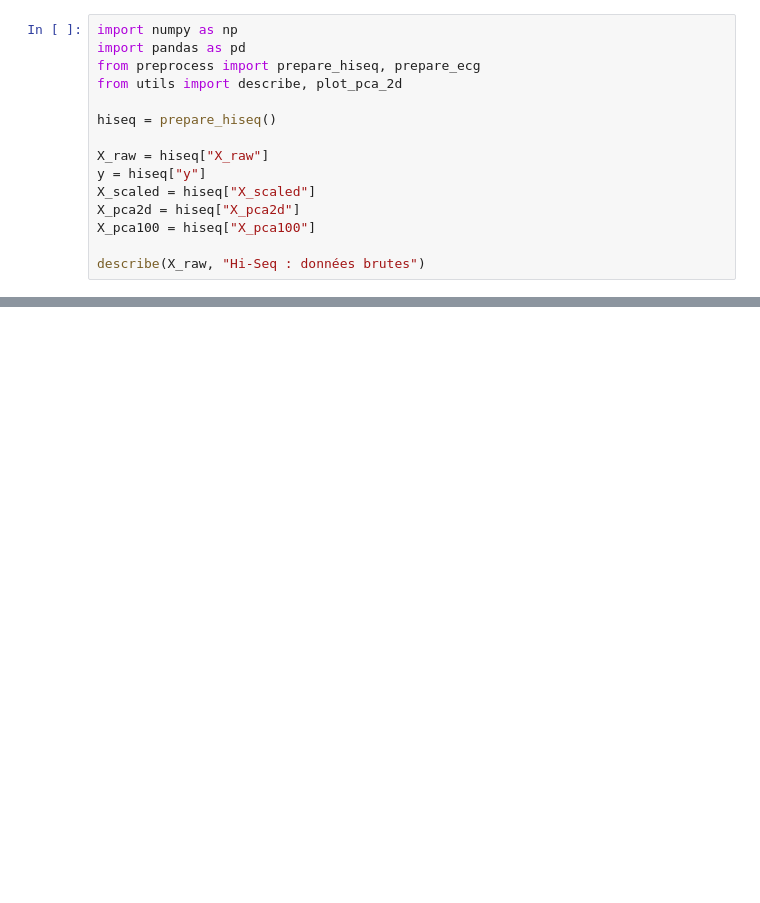
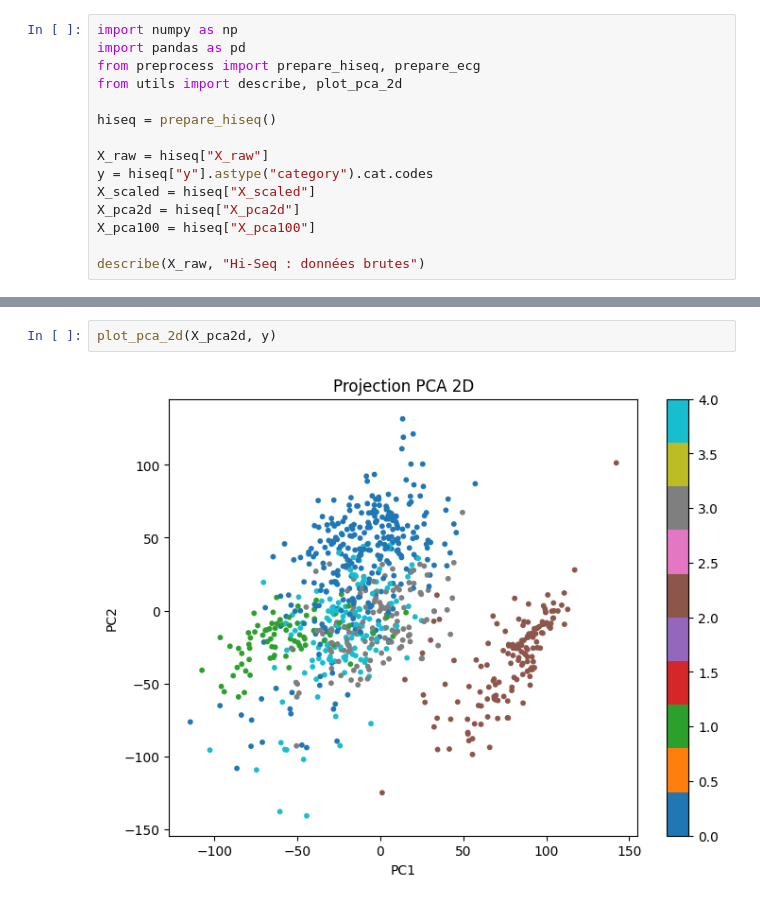
Before and after one commit to MantraMune/UdeSA25, a Jupyter notebook: IFT599/TP2 - Clustering and anomaly detection/notebook.ipynb, the cells around one changed output, grey strips where cells are left out. Cells and saved outputs as stored; diff of their text form; blank space fills up the shorter version.

```diff
--- a/IFT599/TP2 - Clustering and anomaly detection/notebook.ipynb
+++ b/IFT599/TP2 - Clustering and anomaly detection/notebook.ipynb
@@ -7,7 +7,7 @@ from utils import describe, plot_pca_2d
 hiseq = prepare_hiseq()
 
 X_raw = hiseq["X_raw"]
-y = hiseq["y"]
+y = hiseq["y"].astype("category").cat.codes
 X_scaled = hiseq["X_scaled"]
 X_pca2d = hiseq["X_pca2d"]
 X_pca100 = hiseq["X_pca100"]
@@ -17,0 +34,4 @@ ImportError: cannot import name 'prepare_hiseq' from 'preprocess' (c:\Users\path
+# %%
+plot_pca_2d(X_pca2d, y)
+# %% [output]
+[figure, added]
```
Also changed, not shown: parts of 3 cells of this notebook.
